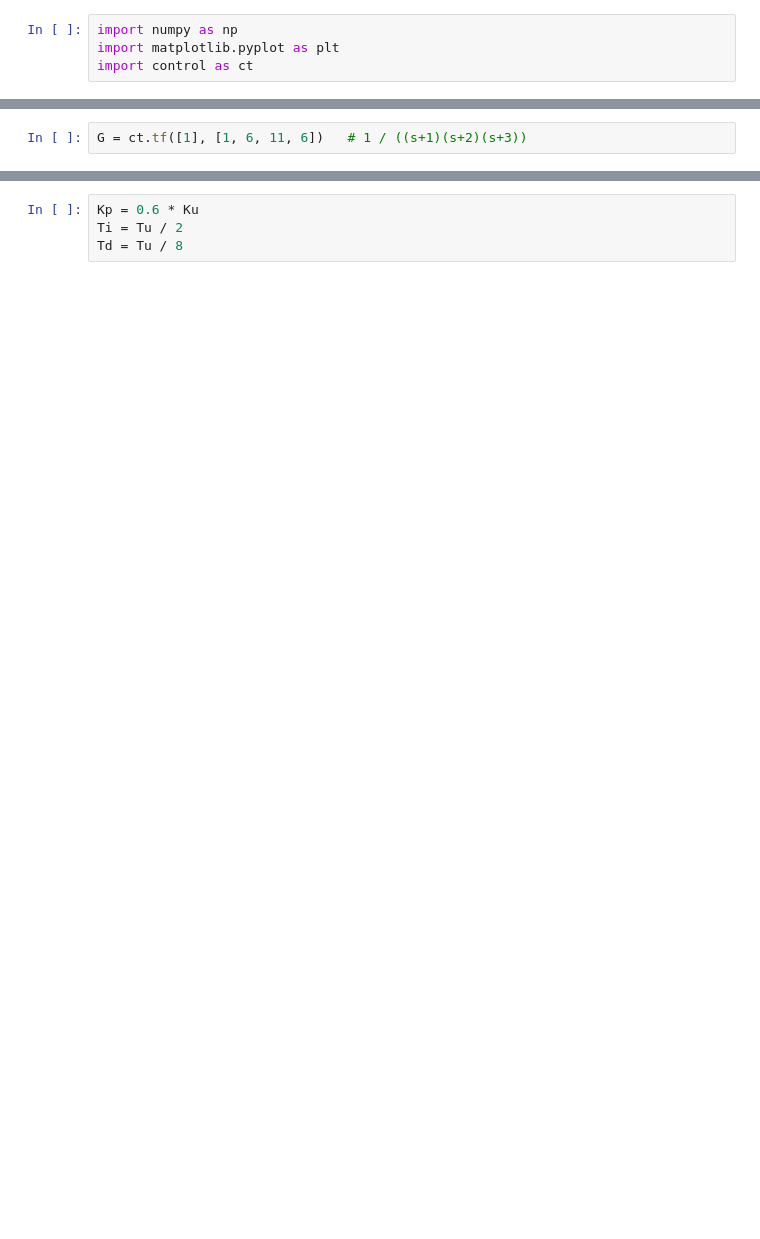
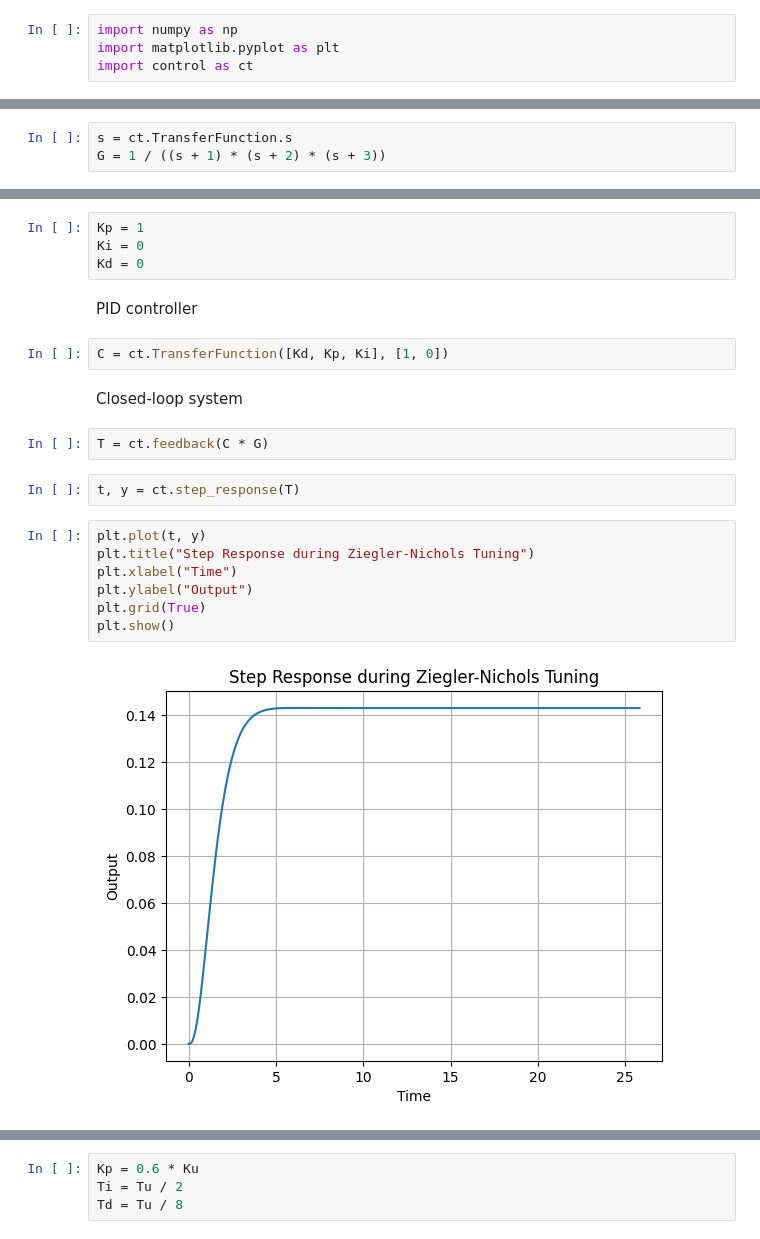
Before and after one commit to FelixWick/control_engineering, a Jupyter notebook: examples/5_controller_design/Ziegler-Nichols.ipynb, the cells around one changed output, grey strips where cells are left out. Saved outputs shown, nothing was run; the diff lists cells and outputs as text; blank space fills up the shorter version.

Commit message:
Ziegler-Nichols and T-Sum

```diff
--- a/examples/5_controller_design/Ziegler-Nichols.ipynb
+++ b/examples/5_controller_design/Ziegler-Nichols.ipynb
@@ -5,2 +7,3 @@ import control as ct
 # %%
-G = ct.tf([1], [1, 6, 11, 6])   # 1 / ((s+1)(s+2)(s+3))
+s = ct.TransferFunction.s
+G = 1 / ((s + 1) * (s + 2) * (s + 3))
@@ -6,0 +12,23 @@ G = ct.tf([1], [1, 6, 11, 6])   # 1 / ((s+1)(s+2)(s+3))
+# %%
+Kp = 1
+Ki = 0
+Kd = 0
+# %% [markdown]
+PID controller
+# %%
+C = ct.TransferFunction([Kd, Kp, Ki], [1, 0])
+# %% [markdown]
+Closed-loop system
+# %%
+T = ct.feedback(C * G)
+# %%
+t, y = ct.step_response(T)
+# %%
+plt.plot(t, y)
+plt.title("Step Response during Ziegler-Nichols Tuning")
+plt.xlabel("Time")
+plt.ylabel("Output")
+plt.grid(True)
+plt.show()
+# %% [output]
+[figure, added]
```
Also changed, not shown: parts of 26 cells of this notebook, 2 other files.
